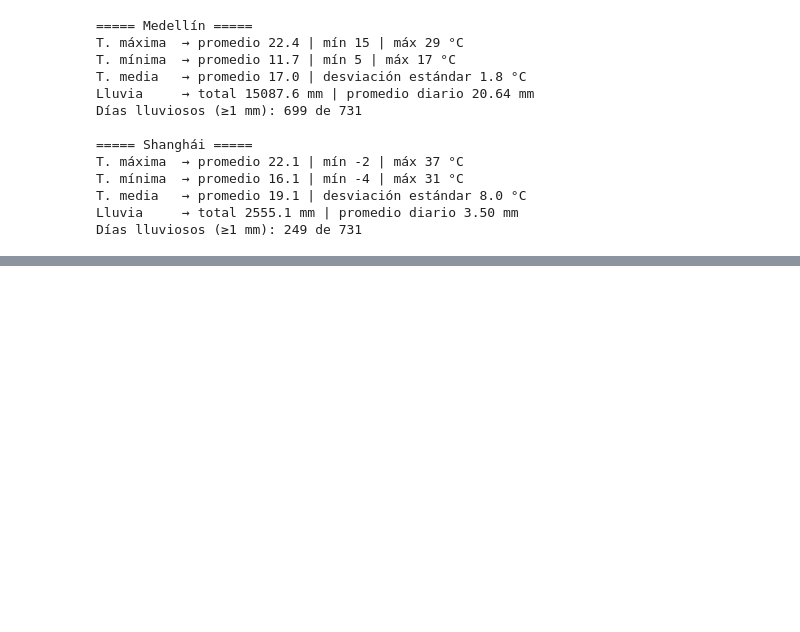
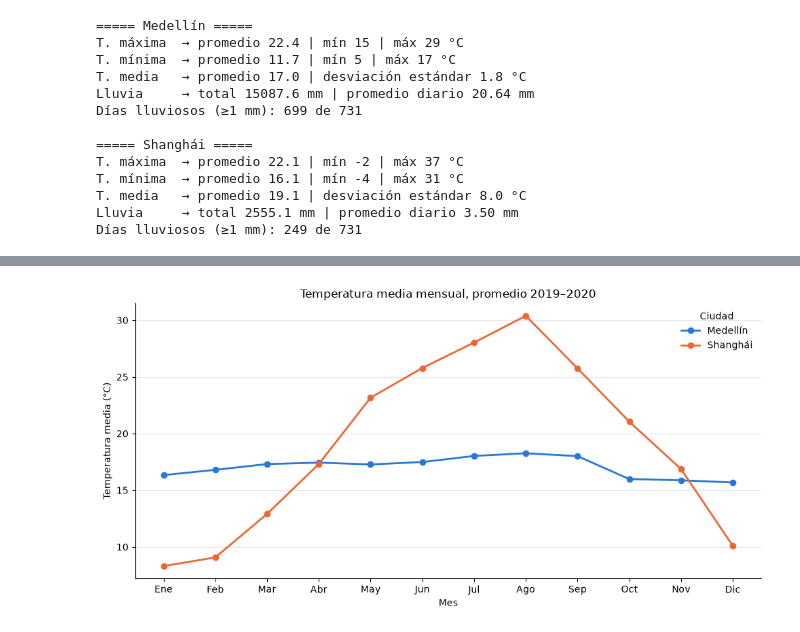
Before and after one commit to AndreaAramburo93/Comparaci-n_datos_clim-ticos, a Jupyter notebook: EA3_Aramburo_Andrea.ipynb, the cells around one changed output, grey strips where cells are left out. Drawn from its saved outputs; the diff is of its cells as text; code cells hidden in the pictures; blank space fills up the shorter version.

Commit message:
se hacen las tablas de analsis de temperatura y lluvia por cada cuidad, comparando ambas

```diff
--- a/EA3_Aramburo_Andrea.ipynb
+++ b/EA3_Aramburo_Andrea.ipynb
@@ -371,0 +462,32 @@ Días lluviosos (≥1 mm): 249 de 731
+# %%
+# Grafico de lineas, con tempretria mensaual por cada cuidad
+
+# Posiciones 1 a 12 en el eje X, una por mes
+#agrupaciones por mes, escribimos 13 porque el 0 es tomado como posicion
+x = np.arange(1, 13)
+
+#delimitamos que vamos a mostrar en la graifca
+fig, ax = plt.subplots(figsize=(10, 5))
+#aqu delimitamos el recuadro pra las graficas  de cada pais
+ax.plot(x, temp_mes_med, color=COLOR_MED, linewidth=2, marker="o", label="Medellín")
+ax.plot(x, temp_mes_sha, color=COLOR_SHA, linewidth=2, marker="o", label="Shanghái")
+
+#delimitamos los titulos
+ax.set_title("Temperatura media mensual, promedio 2019–2020")
+#delimitamos los nombre de abajo o label en x
+ax.set_xlabel("Mes")
+#label en y
+ax.set_ylabel("Temperatura media (°C)")
+#marcas
+ax.set_xticks(x, NOMBRES_MES)
+#cuadricula
+ax.grid(axis="y", alpha=0.3)
+#bordes de cuadro para grafica
+ax.spines[["top", "right"]].set_visible(False)
+ax.legend(title="Ciudad", frameon=False)
+
+#imprimimos la tabla con plt
+plt.tight_layout()
+plt.show()
+# %% [output]
+[figure, added]
```
Also changed, not shown: parts of 15 cells of this notebook.
